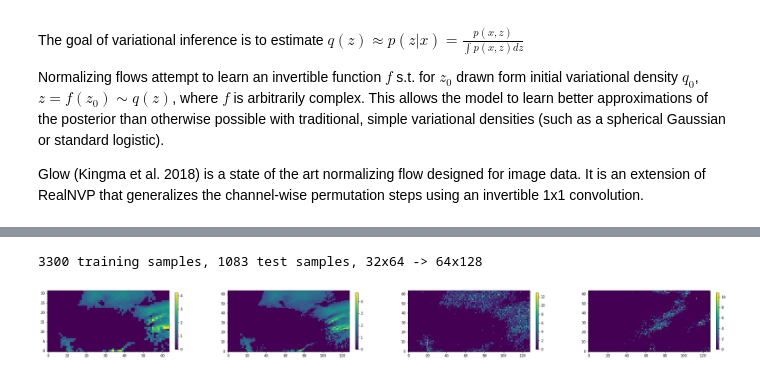
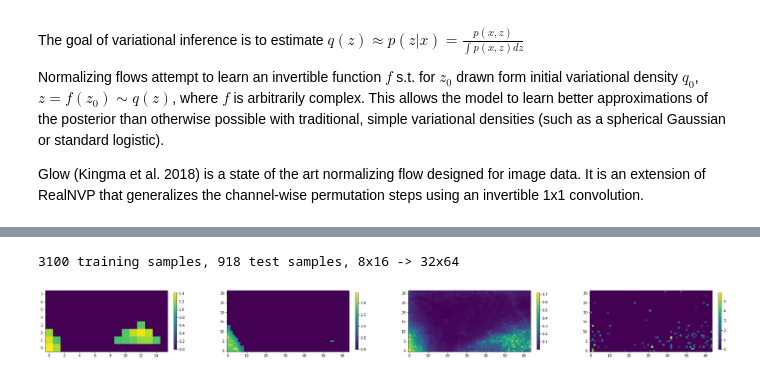
Before and after one commit to bgroenks96/generative-downscaling, a Jupyter notebook: glow-downscaling-prcp.ipynb, the cells around one changed output, grey strips where cells are left out. Drawn from its saved outputs; the diff is of its cells as text; code cells hidden in the pictures.

```diff
--- a/glow-downscaling-prcp.ipynb
+++ b/glow-downscaling-prcp.ipynb
@@ -51,9 +51,10 @@ ras_deg18_seus = pacific_nw(ras_deg18, scale_factor=8)
 # create train/test splits
 split_fn = data_util.create_time_series_train_test_generator(n_splits=3)
 def preprocess_prcp(ds):
-    prcp = ds[['PRCP']].fillna(0.).clip(min=0.0, max=np.inf)
-    prcp = xr.where(prcp < 1.0, 0.0, prcp)
-    return np.cbrt(prcp)
+    prcp = ds[['PRCP']].fillna(0.)
+    prcp = np.cbrt(prcp)
+    prcp = xr.where(prcp < 1.0, np.random.uniform(0.0, 1.0, size=(prcp.Time.size, prcp.lat.size, prcp.lon.size)), prcp)
+    return prcp
 ras_seus_prcp_12 = preprocess_prcp(ras_deg12_seus)
 ras_seus_prcp_14 = preprocess_prcp(ras_deg14_seus)
 ras_seus_prcp_18 = preprocess_prcp(ras_deg18_seus)
@@ -61,4 +62,4 @@ ras_seus_prcp_1 = preprocess_prcp(ras_deg1_seus)
 erai_seus_prcp_1 = preprocess_prcp(erai_deg1_seus)
 N = ras_deg1.Time.size
 # create validation folds from all but last year of data
-folds = list(split_fn(ras_seus_prcp_12.isel(Time=slice(0,N-365)), ras_seus_prcp_14.isel(Time=slice(0,N-365))))
+folds = list(split_fn(erai_seus_prcp_1.isel(Time=slice(0,N-2*365)), ras_seus_prcp_14.isel(Time=slice(0,N-2*365))))
@@ -83,16 +70,6 @@ def preprocess_vds(data_lo, data_hi, batch_size=100, buffer_size=1000, supervise
     else:
         data = tf.data.Dataset.zip((data_lo.shuffle(buffer_size), data_hi.shuffle(buffer_size)))
     return data.batch(batch_size)
-# %%
-def plot_1xn(data, title, cmin=-10., cmax=10.):
-    n = len(data)
-    plt.figure(figsize=(n*9,6))
-    for i in range(n):
-        plt.subplot(1,n,i+1)
-        plt.imshow(data[i].numpy().squeeze(), origin='lower')
-        plt.colorbar(pad=0.04, shrink=0.5)
-    plt.suptitle(title, y=0.82)
-    plt.show()
 # %%
 indices = tdex.indices('Time')
 def eval_climdex(true, pred, coords):
@@ -219,5 +189,4 @@ def fit_glow_jflvm(fold, n_epochs=50, validate_freq=1, warmup=1, sample_batch_si
     return model_joint
 # %%
-mlflow.set_experiment('scratch')
 with mlflow.start_run() as run:
-    model = fit_glow_jflvm(folds[-1], layers=4, depth=16, lam=0.1, alpha=0.01, n_epochs=20, validate_freq=2, critic_pre_train_steps=0)
+    model = fit_glow_jflvm(folds[-1], layers=3, depth=8, lam=1.0, alpha=0.01, n_epochs=30, validate_freq=5, critic_pre_train_steps=0)
@@ -241,6 +222,10 @@ def fit_glow_inference_net(fold, n_epochs=50, validate_freq=1, warmup=1, sample_
 #     train_hi = (train_hi / train_scale_hi) - 0.5
 #     test_lo = (test_lo / train_scale_lo) - 0.5
 #     test_hi = (test_hi / train_scale_hi) - 0.5
+    train_lo = xr.where(train_lo > 1.0, train_lo, 0.0)
+    train_hi = xr.where(train_hi > 1.0, train_hi, 0.0)
+    test_lo = xr.where(test_lo > 1.0, test_lo, 0.0)
+    test_hi = xr.where(test_hi > 1.0, test_hi, 0.0)
     train_lo_ds = data_util.xr_to_tf_dataset(train_lo, load_batch_size)
     test_lo_ds = data_util.xr_to_tf_dataset(test_lo, load_batch_size)
     train_hi_ds = data_util.xr_to_tf_dataset(train_hi, load_batch_size)
@@ -248,15 +233,15 @@ def fit_glow_inference_net(fold, n_epochs=50, validate_freq=1, warmup=1, sample_
     train_ds = preprocess_vds(train_lo_ds, train_hi_ds, batch_size=sample_batch_size, buffer_size=N_train, supervised=True)
     test_ds = preprocess_vds(test_lo_ds, test_hi_ds, batch_size=sample_batch_size, buffer_size=N_test, supervised=True)
     test_ds_paired = preprocess_vds(test_lo_ds, test_hi_ds, batch_size=1, buffer_size=N_test, supervised=True)
-    flow_hr = Invert(GlowFlow(num_layers=layers, depth=depth, coupling_nn_ctor=coupling_nn_glow(max_filters=256),
-                              parameterize_ctor=Exponentiate))
-    encoder = dscnn.create_bmg_cnn10(wt, ht, scale=scale, c_out=2)
-    model = VariationalModel(encoder, bernoulli_gamma())
-    model.compile(optimizer=Adamax(lr=1.0E-3), output_shape=(None, wt_hi, ht_hi, 1))
+    flow_hr = Invert(GlowFlow(num_layers=layers, depth=depth, coupling_nn_ctor=coupling_nn_glow(max_filters=256)))
+    encoder = dscnn.create_bmd_cnn10(wt, ht, scale=scale, c_out=2)
+    model = VariationalModel(encoder, bernoulli_gamma(epsilon=1.0), optimizer=tf.keras.optimizers.Adam(lr=1.0E-4),
+                             output_shape=(None, wt_hi, ht_hi, 1))
     model.fit(train_ds.repeat(n_epochs), epochs=n_epochs, steps_per_epoch=train_steps,
               validation_data=test_ds.repeat(n_epochs), validation_steps=test_steps)
     test_x, test_y = next(test_ds.__iter__())
-    sample = model.sample(test_x, flatten_z=False)
+    mean = model.mean(test_x)
+    sample = model.sample(test_x)
     plt.figure(figsize=(4*9,6))
     plt.subplot(1,4,1)
     plt.imshow(test_x.numpy()[0].squeeze(), origin='lower')
@@ -265,17 +250,16 @@ def fit_glow_inference_net(fold, n_epochs=50, validate_freq=1, warmup=1, sample_
     plt.imshow(test_y.numpy()[0].squeeze(), origin='lower')
     plt.colorbar(pad=0.04, shrink=0.5)
     plt.subplot(1,4,3)
-    plt.imshow(sample[0].numpy().squeeze(), origin='lower')
+    plt.imshow(mean[0].numpy().squeeze(), origin='lower')
     plt.colorbar(pad=0.04, shrink=0.5)
     plt.subplot(1,4,4)
-    plt.imshow(sample[1].numpy().squeeze(), origin='lower')
+    plt.imshow(sample[0].numpy().squeeze(), origin='lower')
     plt.colorbar(pad=0.04, shrink=0.5)
     plt.show()
     return model
 # %%
-mlflow.set_experiment('scratch')
 with mlflow.start_run() as run:
-    model = fit_glow_inference_net(folds[-1], layers=4, depth=8, n_epochs=5, validate_freq=2, critic_pre_train_steps=0)
+    model = fit_glow_inference_net(folds[-1], layers=4, depth=8, n_epochs=10, validate_freq=2, critic_pre_train_steps=0)
 # %% [output]
-3300 training samples, 1083 test samples, 32x64 -> 64x128
+3100 training samples, 918 test samples, 8x16 -> 32x64
-[figure, old version]
+[figure, new version]
```
Also changed, not shown: parts of 4 cells of this notebook, 23 other files.
